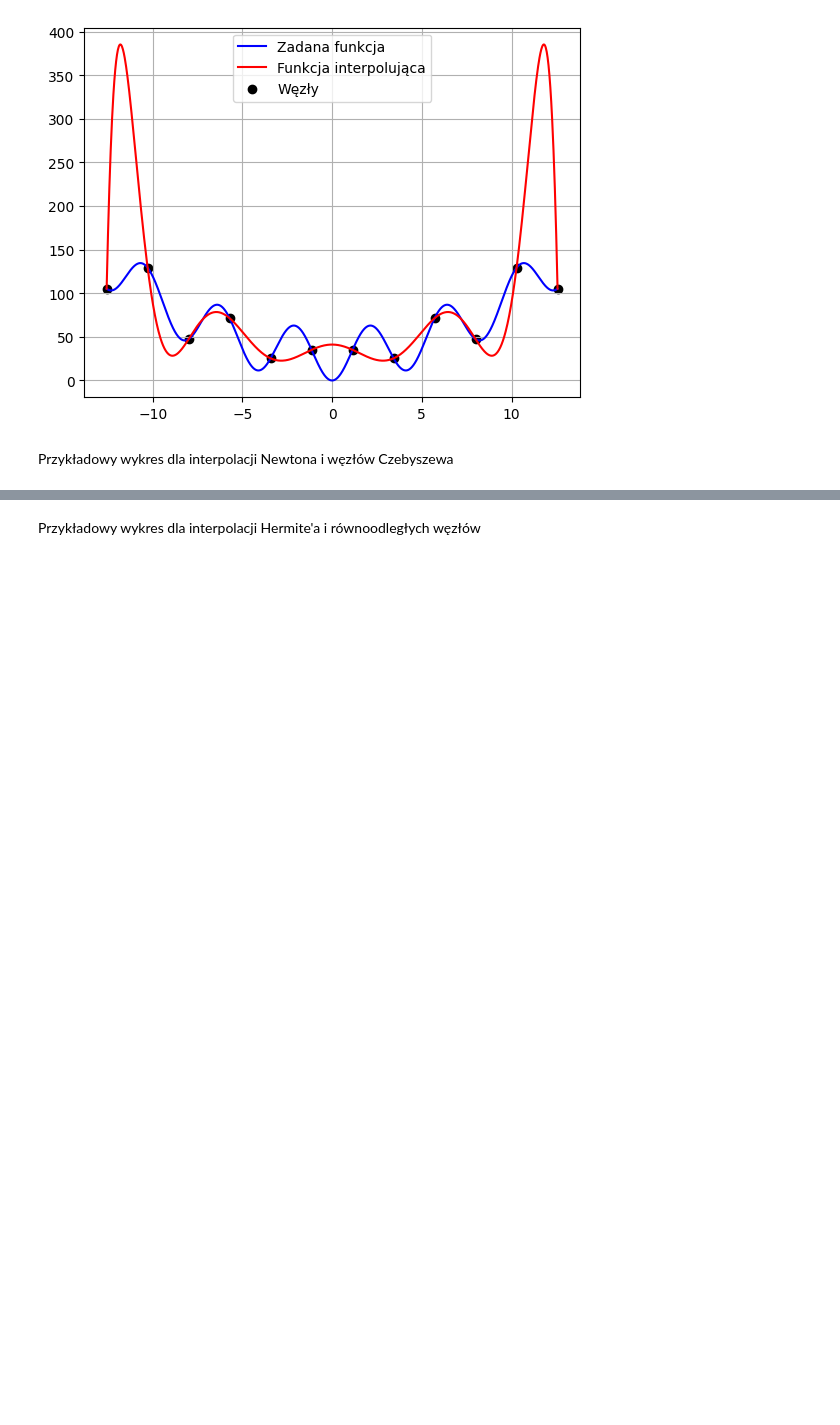
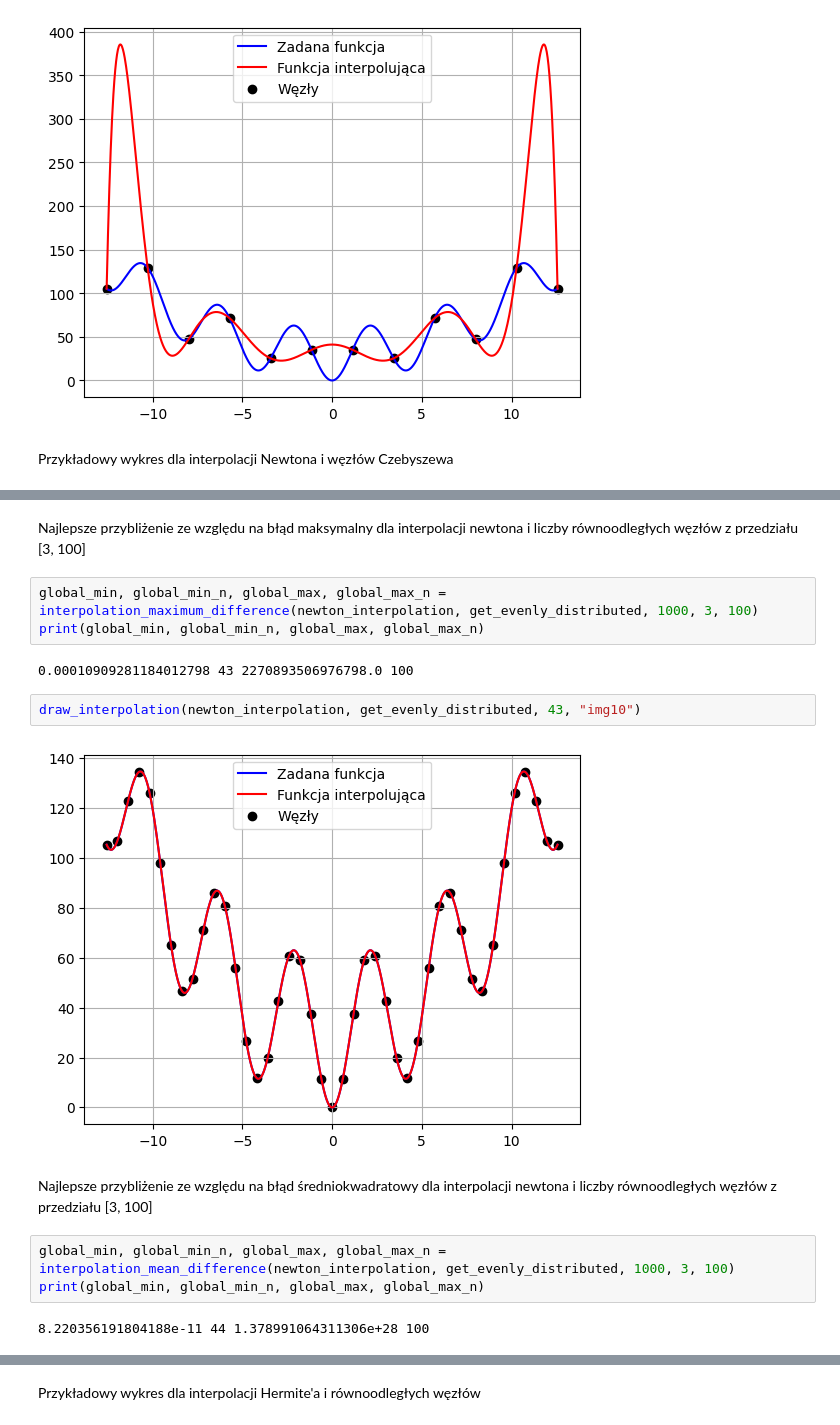
Before and after one commit to JakubFr4czek/MOwNiT, a Jupyter notebook: lab4c/fraczek_4c.ipynb, the cells around one changed output, grey strips where cells are left out. Saved outputs shown, nothing was run; the diff lists cells and outputs as text; blank space fills up the shorter version.

```diff
--- a/lab4c/fraczek_4c.ipynb
+++ b/lab4c/fraczek_4c.ipynb
@@ -328,2 +367,20 @@ draw_interpolation(newton_interpolation, get_chebyshev_nodes, 12, "img04")
 # %% [output]
 [figure]
+# %% [markdown]
+Najlepsze przybliżenie ze względu na błąd maksymalny dla interpolacji newtona i liczby równoodległych węzłów z przedziału [3, 100]
+# %%
+global_min, global_min_n, global_max, global_max_n = interpolation_maximum_difference(newton_interpolation, get_evenly_distributed, 1000, 3, 100)
+print(global_min, global_min_n, global_max, global_max_n)
+# %% [output]
+0.00010909281184012798 43 2270893506976798.0 100
+# %%
+draw_interpolation(newton_interpolation, get_evenly_distributed, 43, "img10")
+# %% [output]
+[figure, added]
+# %% [markdown]
+Najlepsze przybliżenie ze względu na błąd średniokwadratowy dla interpolacji newtona i liczby równoodległych węzłów z przedziału [3, 100]
+# %%
+global_min, global_min_n, global_max, global_max_n = interpolation_mean_difference(newton_interpolation, get_evenly_distributed, 1000, 3, 100)
+print(global_min, global_min_n, global_max, global_max_n)
+# %% [output]
+8.220356191804188e-11 44 1.378991064311306e+28 100
```
Also changed, not shown: parts of 104 cells of this notebook, 33 other files.
